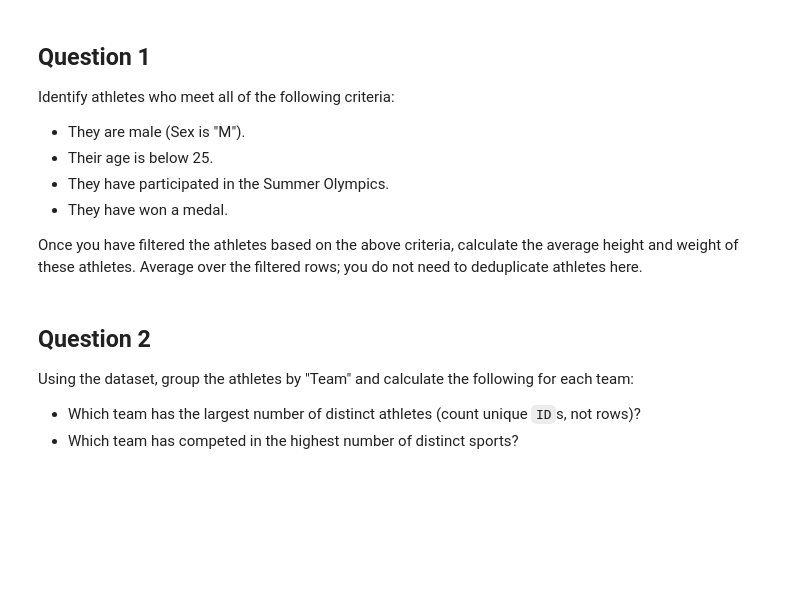
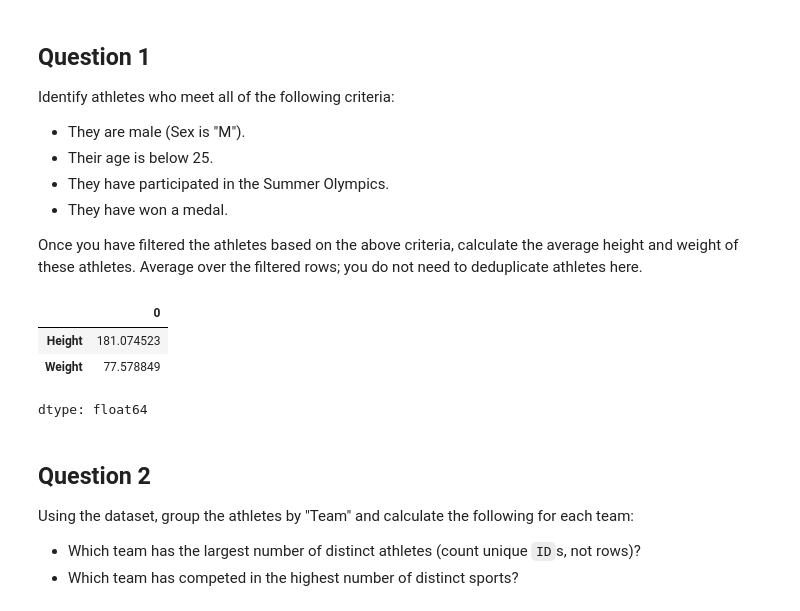
Before and after one commit to melisgurbuz8/Intro-to-Data-Analytics, a Jupyter notebook: 05-Tidy-Data/Assignment-02.ipynb, the cells around one changed output. Drawn from its saved outputs; the diff is of its cells as text; code cells hidden in the pictures; blank space fills up the shorter version.

```diff
--- a/05-Tidy-Data/Assignment-02.ipynb
+++ b/05-Tidy-Data/Assignment-02.ipynb
@@ -84,0 +58,8 @@ memory usage: 31.0+ MB
+# %%
+# Your code goes here
+import pandas as pd
+
+athlete_events = "https://raw.githubusercontent.com/soltaniehha/Intro-to-Data-Analytics/main/data/athlete_events.csv"
+
+athlete_events = pd.read_csv(athlete_events)
+athlete_events.info()
@@ -98,3 +95,18 @@ Once you have filtered the athletes based on the above criteria, calculate the a
+# %%
+# Your code goes here
+athletes = athlete_events[
+    (athlete_events["Sex"] == "M") &
+    (athlete_events["Age"] < 25) &
+    (athlete_events["Season"] == "Summer") &
+    (athlete_events["Medal"].notna())
+]
+
+athletes[["Height", "Weight"]].mean()
+# %% [output]
+|  | 0 |
+| Height | 181.074523 |
+| Weight | 77.578849 |
+dtype: float64
 # %% [markdown]
 ## Question 2
 
```
Also changed, not shown: parts of 20 cells of this notebook.
